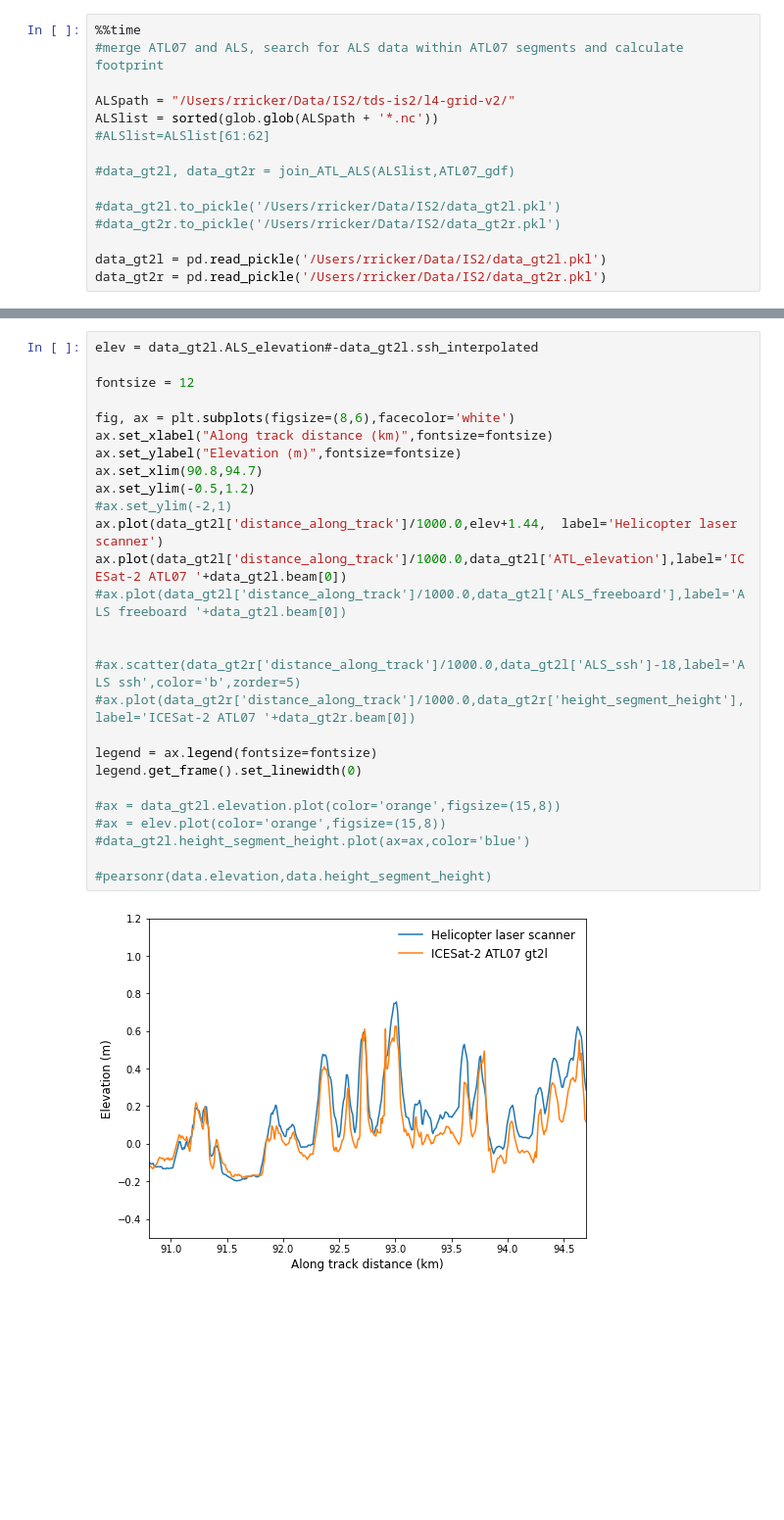
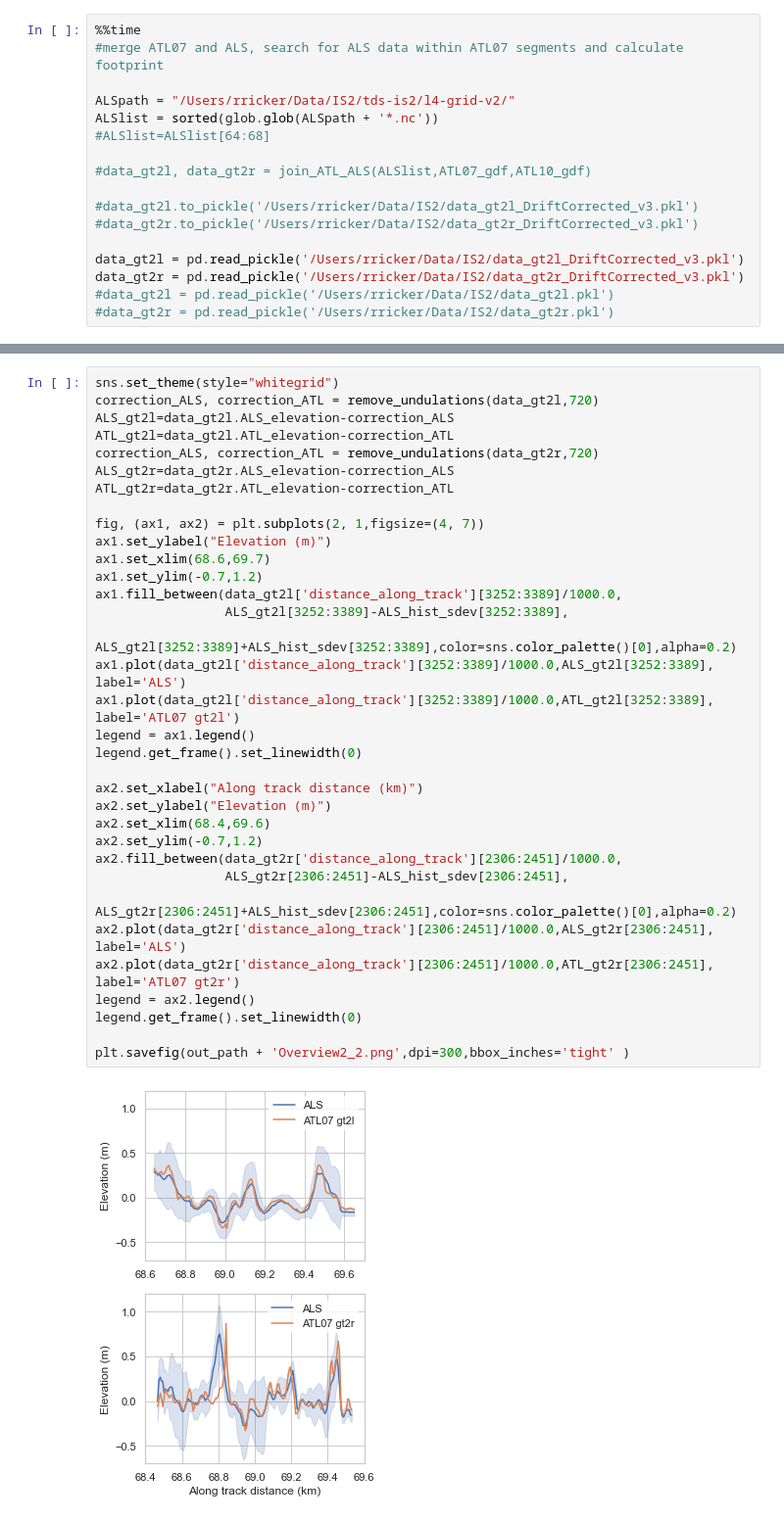
Before and after one commit to robertricker/Notebooks, a Jupyter notebook: atl_als_mosaic.ipynb, the cells around one changed output, grey strips where cells are left out. Shown at 98% size. Cells and saved outputs as stored; diff of their text form; blank space fills up the shorter version.

Commit message:
update with new function
- removing undulations from ALS data
- new figures

```diff
--- a/atl_als_mosaic.ipynb
+++ b/atl_als_mosaic.ipynb
@@ -304,13 +553,15 @@ ATL10_gdfs['distance_along_track'] = tmp.distance(tmp.shift(1)).cumsum(axis = 0)
 
 ALSpath = "/Users/rricker/Data/IS2/tds-is2/l4-grid-v2/"
 ALSlist = sorted(glob.glob(ALSpath + '*.nc'))
-#ALSlist=ALSlist[61:62]
+#ALSlist=ALSlist[64:68]
 
-#data_gt2l, data_gt2r = join_ATL_ALS(ALSlist,ATL07_gdf)
+#data_gt2l, data_gt2r = join_ATL_ALS(ALSlist,ATL07_gdf,ATL10_gdf)
 
-#data_gt2l.to_pickle('/Users/rricker/Data/IS2/data_gt2l.pkl')
-#data_gt2r.to_pickle('/Users/rricker/Data/IS2/data_gt2r.pkl')
+#data_gt2l.to_pickle('/Users/rricker/Data/IS2/data_gt2l_DriftCorrected_v3.pkl')
+#data_gt2r.to_pickle('/Users/rricker/Data/IS2/data_gt2r_DriftCorrected_v3.pkl')
 
-data_gt2l = pd.read_pickle('/Users/rricker/Data/IS2/data_gt2l.pkl')
-data_gt2r = pd.read_pickle('/Users/rricker/Data/IS2/data_gt2r.pkl')
+data_gt2l = pd.read_pickle('/Users/rricker/Data/IS2/data_gt2l_DriftCorrected_v3.pkl')
+data_gt2r = pd.read_pickle('/Users/rricker/Data/IS2/data_gt2r_DriftCorrected_v3.pkl')
+#data_gt2l = pd.read_pickle('/Users/rricker/Data/IS2/data_gt2l.pkl')
+#data_gt2r = pd.read_pickle('/Users/rricker/Data/IS2/data_gt2r.pkl')
 # %% [output]
@@ -319,30 +586,37 @@ Wall time: 33.1 s
 # %%
-elev = data_gt2l.ALS_elevation#-data_gt2l.ssh_interpolated
+sns.set_theme(style="whitegrid")
+correction_ALS, correction_ATL = remove_undulations(data_gt2l,720)
+ALS_gt2l=data_gt2l.ALS_elevation-correction_ALS
+ATL_gt2l=data_gt2l.ATL_elevation-correction_ATL
+correction_ALS, correction_ATL = remove_undulations(data_gt2r,720)
+ALS_gt2r=data_gt2r.ALS_elevation-correction_ALS
+ATL_gt2r=data_gt2r.ATL_elevation-correction_ATL
 
-fontsize = 12
-
-fig, ax = plt.subplots(figsize=(8,6),facecolor='white')
-ax.set_xlabel("Along track distance (km)",fontsize=fontsize)
-ax.set_ylabel("Elevation (m)",fontsize=fontsize)
-ax.set_xlim(90.8,94.7)
-ax.set_ylim(-0.5,1.2)
-#ax.set_ylim(-2,1)
-ax.plot(data_gt2l['distance_along_track']/1000.0,elev+1.44,  label='Helicopter laser scanner')
-ax.plot(data_gt2l['distance_along_track']/1000.0,data_gt2l['ATL_elevation'],label='ICESat-2 ATL07 '+data_gt2l.beam[0])
-#ax.plot(data_gt2l['distance_along_track']/1000.0,data_gt2l['ALS_freeboard'],label='ALS freeboard '+data_gt2l.beam[0])
-
-
-#ax.scatter(data_gt2r['distance_along_track']/1000.0,data_gt2l['ALS_ssh']-18,label='ALS ssh',color='b',zorder=5)
-#ax.plot(data_gt2r['distance_along_track']/1000.0,data_gt2r['height_segment_height'],label='ICESat-2 ATL07 '+data_gt2r.beam[0])
-
-legend = ax.legend(fontsize=fontsize)
+fig, (ax1, ax2) = plt.subplots(2, 1,figsize=(4, 7))
+ax1.set_ylabel("Elevation (m)")
+ax1.set_xlim(68.6,69.7)
+ax1.set_ylim(-0.7,1.2)
+ax1.fill_between(data_gt2l['distance_along_track'][3252:3389]/1000.0,
+                 ALS_gt2l[3252:3389]-ALS_hist_sdev[3252:3389],
+                 ALS_gt2l[3252:3389]+ALS_hist_sdev[3252:3389],color=sns.color_palette()[0],alpha=0.2)
+ax1.plot(data_gt2l['distance_along_track'][3252:3389]/1000.0,ALS_gt2l[3252:3389],  label='ALS')
+ax1.plot(data_gt2l['distance_along_track'][3252:3389]/1000.0,ATL_gt2l[3252:3389],  label='ATL07 gt2l')
+legend = ax1.legend()
 legend.get_frame().set_linewidth(0)
 
-#ax = data_gt2l.elevation.plot(color='orange',figsize=(15,8))
-#ax = elev.plot(color='orange',figsize=(15,8))
-#data_gt2l.height_segment_height.plot(ax=ax,color='blue')
+ax2.set_xlabel("Along track distance (km)")
+ax2.set_ylabel("Elevation (m)")
+ax2.set_xlim(68.4,69.6)
+ax2.set_ylim(-0.7,1.2)
+ax2.fill_between(data_gt2r['distance_along_track'][2306:2451]/1000.0,
+                 ALS_gt2r[2306:2451]-ALS_hist_sdev[2306:2451],
+                 ALS_gt2r[2306:2451]+ALS_hist_sdev[2306:2451],color=sns.color_palette()[0],alpha=0.2)
+ax2.plot(data_gt2r['distance_along_track'][2306:2451]/1000.0,ALS_gt2r[2306:2451],  label='ALS')
+ax2.plot(data_gt2r['distance_along_track'][2306:2451]/1000.0,ATL_gt2r[2306:2451],  label='ATL07 gt2r')
+legend = ax2.legend()
+legend.get_frame().set_linewidth(0)
 
-#pearsonr(data.elevation,data.height_segment_height)
+plt.savefig(out_path + 'Overview2_2.png',dpi=300,bbox_inches='tight' )
 # %% [output]
-[figure, old version]
+[figure, new version]
 # %%
```
Also changed, not shown: parts of 16 cells of this notebook.
